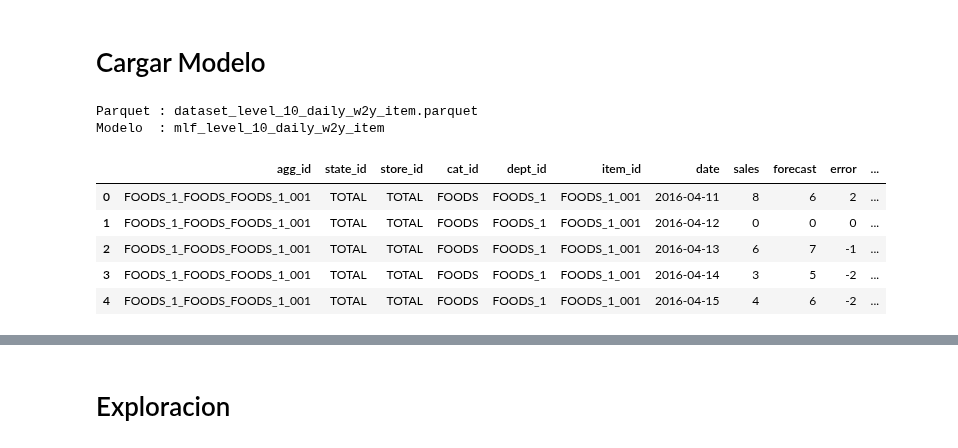
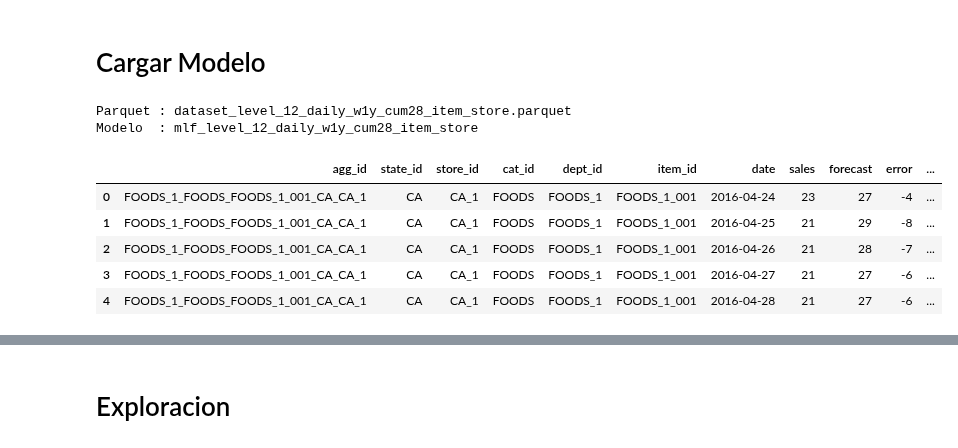
Before and after one commit to njimenez94/forecast-tfm, a Jupyter notebook: notebooks/model.ipynb, the cells around one changed output, grey strips where cells are left out. Saved outputs shown, nothing was run; the diff lists cells and outputs as text; code cells hidden in the pictures.

```diff
--- a/notebooks/model.ipynb
+++ b/notebooks/model.ipynb
@@ -70,29 +70,27 @@ mlf_level_06_weekly_wmax_state_cat  mlf_level_12_weekly_wmax_item_store
 # Cargar Modelo
 # %%
 # ── Elige el nivel a estudiar ──────────────────────────────────────────────
-LEVEL_NAME = "item"   # total | state | cat | dept | store | state_cat | ...
-GRAIN      = "daily"        # "daily" | "weekly"
-WINDOW     = "w2y"          # "w1y" | "w2y" | "w3y" | "w4y" | "wmax"
+LEVEL_NAME    = "item_store"  # total | state | cat | dept | store | state_cat | ...
+GRAIN         = "daily"       # "daily" | "weekly"
+WINDOW        = "w1y"         # "w1y" | "w2y" | "w3y" | "w4y" | "wmax"
+HORIZON_TYPE  = "cum28"       # "cum7"|"cum14"|"cum21"|"cum28"|"cum35"|"cum42"|"cum365"|"sales"
 
 # ── Rutas ──────────────────────────────────────────────────────────────────
-# algunos niveles guardan el parquet con window en el nombre (p.ej. daily/item_store),
-# otros sin window (p.ej. weekly/item_store); se prueba con window primero
-_parquets = sorted(Path("../data/processed").glob(f"dataset_level_*_{GRAIN}_{WINDOW}_{LEVEL_NAME}.parquet"))
-if not _parquets:
-    _parquets = sorted(Path("../data/processed").glob(f"dataset_level_*_{GRAIN}_{LEVEL_NAME}.parquet"))
-
-_models = sorted(Path("../artifacts/models").glob(f"mlf_*_{GRAIN}_{WINDOW}_{LEVEL_NAME}"))
+_parquets = sorted(Path("../data/processed").glob(
+    f"dataset_level_*_{GRAIN}_{WINDOW}_{HORIZON_TYPE}_{LEVEL_NAME}.parquet"))
+_models   = sorted(Path("../artifacts/models").glob(
+    f"mlf_*_{GRAIN}_{WINDOW}_{HORIZON_TYPE}_{LEVEL_NAME}"))
 
 if not _parquets:
     available = sorted(Path("../data/processed").glob(f"dataset_level_*_{LEVEL_NAME}.parquet"))
     raise FileNotFoundError(
-        f"No hay parquet {GRAIN!r}/{WINDOW!r} para '{LEVEL_NAME}'.\n"
+        f"No hay parquet {GRAIN!r}/{WINDOW!r}/{HORIZON_TYPE!r} para '{LEVEL_NAME}'.\n"
         f"Disponibles: {[p.name for p in available]}"
     )
 if not _models:
     available = sorted(Path("../artifacts/models").glob(f"mlf_*_{LEVEL_NAME}"))
     raise FileNotFoundError(
-        f"No hay modelo {GRAIN!r}/{WINDOW!r} para '{LEVEL_NAME}'.\n"
+        f"No hay modelo {GRAIN!r}/{WINDOW!r}/{HORIZON_TYPE!r} para '{LEVEL_NAME}'.\n"
         f"Disponibles: {[m.name for m in available]}"
     )
 
@@ -101,18 +99,23 @@ model_dir = _models[0]
 print(f"Parquet : {file.name}")
 print(f"Modelo  : {model_dir.name}")
 # %% [output]
-Parquet : dataset_level_10_daily_w2y_item.parquet
-Modelo  : mlf_level_10_daily_w2y_item
+Parquet : dataset_level_12_daily_w1y_cum28_item_store.parquet
+Modelo  : mlf_level_12_daily_w1y_cum28_item_store
 # %%
+import re as _re
+
 # ── Carga y split temporal ─────────────────────────────────────────────────
-_raw       = read_parquet_pl(file).rename({"agg_id": "unique_id", "date": "ds", "sales": "y"})
+_raw = read_parquet_pl(file).rename({"agg_id": "unique_id", "date": "ds", "sales": "y"})
 
-horizon    = 28          # el horizonte que quieres estudiar
-h_max      = max(config.HORIZON[GRAIN])   # 42 — con el que se entrenó
+# Para cumN: predecir h=N rolling (un acumulado por cada día del período de validación)
+# Para sales: h=max_horizonte, igual que antes
+_cum_n      = int(_re.search(r"\d+", HORIZON_TYPE).group()) if HORIZON_TYPE.startswith("cum") else None
+horizon_val = _cum_n if _cum_n is not None else max(config.HORIZON[GRAIN])
+h_predict   = horizon_val  # antes era 1 para cumN; ahora generamos N puntos rolling
 
-delta_days = h_max * 7 if GRAIN == "weekly" else h_max   # ← usar h_max, no horizon
+delta_days = horizon_val * 7 if GRAIN == "weekly" else horizon_val
 cutoff     = _raw["ds"].max() - timedelta(days=delta_days)
-valid_pl   = _raw.filter(pl.col("ds") > cutoff)          # ahora son 42 días
+valid_pl   = _raw.filter(pl.col("ds") > cutoff)
 
 # ── Exog futuras (igual que en entrenamiento) ──────────────────────────────
 exog_cols   = [config.PRICE_LAG_COL[GRAIN]] + config.EXOG_COLS
@@ -122,58 +125,46 @@ future_exog = valid_pl.select(["unique_id", "ds"] + avail_exog).to_pandas()
 # ── Predicción ─────────────────────────────────────────────────────────────
 fcst = MLForecast.load(str(model_dir))
 
-# make_future_dataframe gives the exact (unique_id, ds) skeleton the model expects;
-# left-join exog features onto it so no combination is missing
-future_skeleton = fcst.make_future_dataframe(h=horizon)
+future_skeleton  = fcst.make_future_dataframe(h=h_predict)
 future_exog_full = future_skeleton.merge(future_exog, on=["unique_id", "ds"], how="left")
 
-preds_df = fcst.predict(h=horizon, X_df=future_exog_full)
+preds_df = fcst.predict(h=h_predict, X_df=future_exog_full)
 
 # ── df con predicciones ───────────────────────────────────────────────────
 dim_cols = [c for c in valid_pl.columns if c.endswith("_id") and c != "unique_id"]
 
 df = (
     valid_pl.select(["unique_id", "ds", "y"] + dim_cols)
     .to_pandas()
     .rename(columns={"unique_id": "agg_id", "ds": "date", "y": "sales"})
     .merge(
         preds_df[["unique_id", "ds", "lgb"]].rename(
             columns={"unique_id": "agg_id", "ds": "date", "lgb": "forecast"}
         ),
         on=["agg_id", "date"],
     )
 )
 
 df["sales"] = df["sales"].round().astype("int64")
 df["forecast"] = df["forecast"].round().astype("int64")
 
 df["error"]     = df["sales"] - df["forecast"]
 df["abs_error"] = df["error"].abs()
 
 ordered_cols = [
-    "agg_id",
-    "state_id",
-    "store_id",
-    "cat_id",
-    "dept_id",
-    "item_id",
-    "date",
-    "sales",
-    "forecast",
-    "error",
-    "abs_error",
+    "agg_id", "state_id", "store_id", "cat_id", "dept_id", "item_id",
+    "date", "sales", "forecast", "error", "abs_error",
 ]
-
-df = df[ordered_cols]
+df = df[[c for c in ordered_cols if c in df.columns]]
 
 df.head()
 # %% [output]
 |  | agg_id | state_id | store_id | cat_id | dept_id | item_id | date | sales | forecast | error | ... |
-| 0 | FOODS_1_FOODS_FOODS_1_001 | TOTAL | TOTAL | FOODS | FOODS_1 | FOODS_1_001 | 2016-04-11 | 8 | 6 | 2 | ... |
-| 1 | FOODS_1_FOODS_FOODS_1_001 | TOTAL | TOTAL | FOODS | FOODS_1 | FOODS_1_001 | 2016-04-12 | 0 | 0 | 0 | ... |
-| 2 | FOODS_1_FOODS_FOODS_1_001 | TOTAL | TOTAL | FOODS | FOODS_1 | FOODS_1_001 | 2016-04-13 | 6 | 7 | -1 | ... |
-| 3 | FOODS_1_FOODS_FOODS_1_001 | TOTAL | TOTAL | FOODS | FOODS_1 | FOODS_1_001 | 2016-04-14 | 3 | 5 | -2 | ... |
-| 4 | FOODS_1_FOODS_FOODS_1_001 | TOTAL | TOTAL | FOODS | FOODS_1 | FOODS_1_001 | 2016-04-15 | 4 | 6 | -2 | ... |
+| 0 | FOODS_1_FOODS_FOODS_1_001_CA_CA_1 | CA | CA_1 | FOODS | FOODS_1 | FOODS_1_001 | 2016-04-24 | 23 | 27 | -4 | ... |
+| 1 | FOODS_1_FOODS_FOODS_1_001_CA_CA_1 | CA | CA_1 | FOODS | FOODS_1 | FOODS_1_001 | 2016-04-25 | 21 | 29 | -8 | ... |
+| 2 | FOODS_1_FOODS_FOODS_1_001_CA_CA_1 | CA | CA_1 | FOODS | FOODS_1 | FOODS_1_001 | 2016-04-26 | 21 | 28 | -7 | ... |
+| 3 | FOODS_1_FOODS_FOODS_1_001_CA_CA_1 | CA | CA_1 | FOODS | FOODS_1 | FOODS_1_001 | 2016-04-27 | 21 | 27 | -6 | ... |
+| 4 | FOODS_1_FOODS_FOODS_1_001_CA_CA_1 | CA | CA_1 | FOODS | FOODS_1 | FOODS_1_001 | 2016-04-28 | 21 | 27 | -6 | ... |
 # %%
 df.info()
 # %% [output]
```
Also changed, not shown: parts of 15 cells of this notebook, 1 other file.
